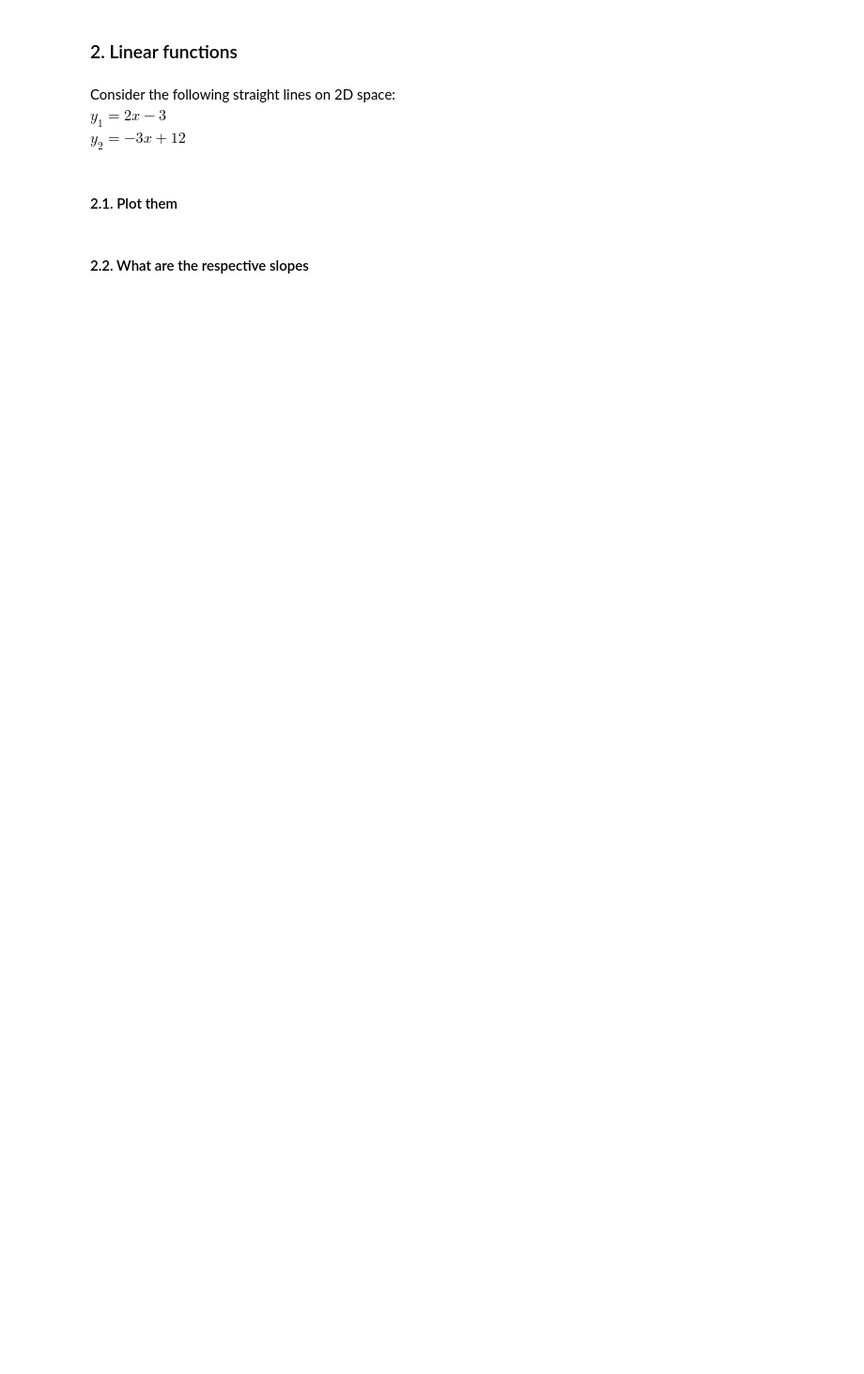
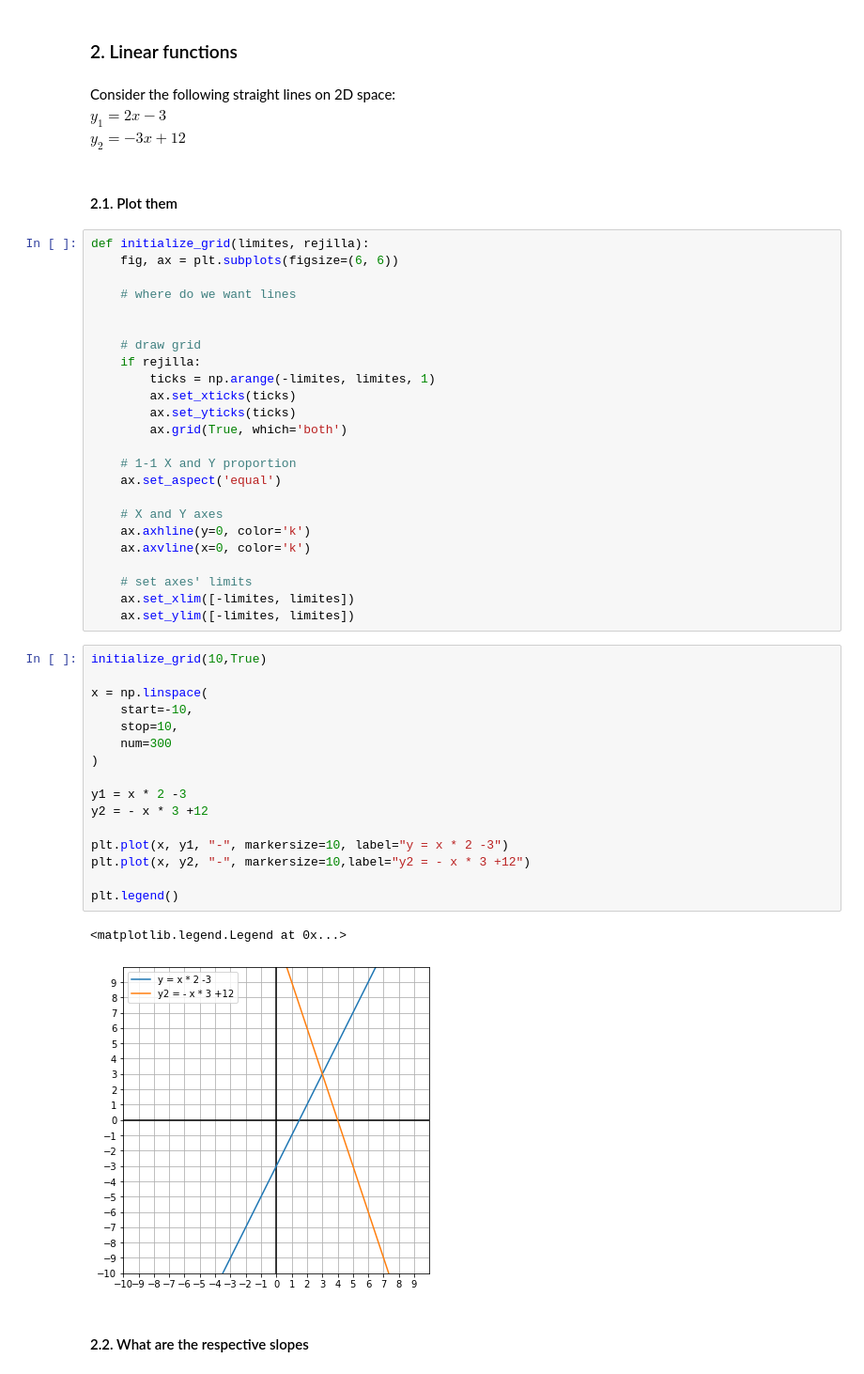
Before and after one commit to Ironhack-Data-Madrid-Marzo-2021/lab-math-refresher, a Jupyter notebook: your-code/main.ipynb, the cells around one changed output. Shown: that part at 94% size. Saved outputs shown, nothing was run; the diff lists cells and outputs as text; blank space fills up the shorter version.

```diff
--- a/your-code/main.ipynb
+++ b/your-code/main.ipynb
@@ -54,5 +84,48 @@ $y_1=2x-3$
 $y_2=-3x+12$
 # %% [markdown]
 #### 2.1. Plot them
+# %%
+def initialize_grid(limites, rejilla):
+    fig, ax = plt.subplots(figsize=(6, 6))
+
+    # where do we want lines
+
+
+    # draw grid
+    if rejilla:
+        ticks = np.arange(-limites, limites, 1)
+        ax.set_xticks(ticks)
+        ax.set_yticks(ticks)
+        ax.grid(True, which='both')
+
+    # 1-1 X and Y proportion
+    ax.set_aspect('equal')
+
+    # X and Y axes
+    ax.axhline(y=0, color='k')
+    ax.axvline(x=0, color='k')
+
+    # set axes' limits
+    ax.set_xlim([-limites, limites])
+    ax.set_ylim([-limites, limites])
+# %%
+initialize_grid(10,True)
+
+x = np.linspace(
+    start=-10,
+    stop=10,
+    num=300
+)
+
+y1 = x * 2 -3
+y2 = - x * 3 +12
+
+plt.plot(x, y1, "-", markersize=10, label="y = x * 2 -3")
+plt.plot(x, y2, "-", markersize=10,label="y2 = - x * 3 +12")
+
+plt.legend()
+# %% [output]
+<matplotlib.legend.Legend at 0x...>
+[figure, added]
 # %% [markdown]
 #### 2.2. What are the respective slopes
```
Also changed, not shown: parts of 31 cells of this notebook.
